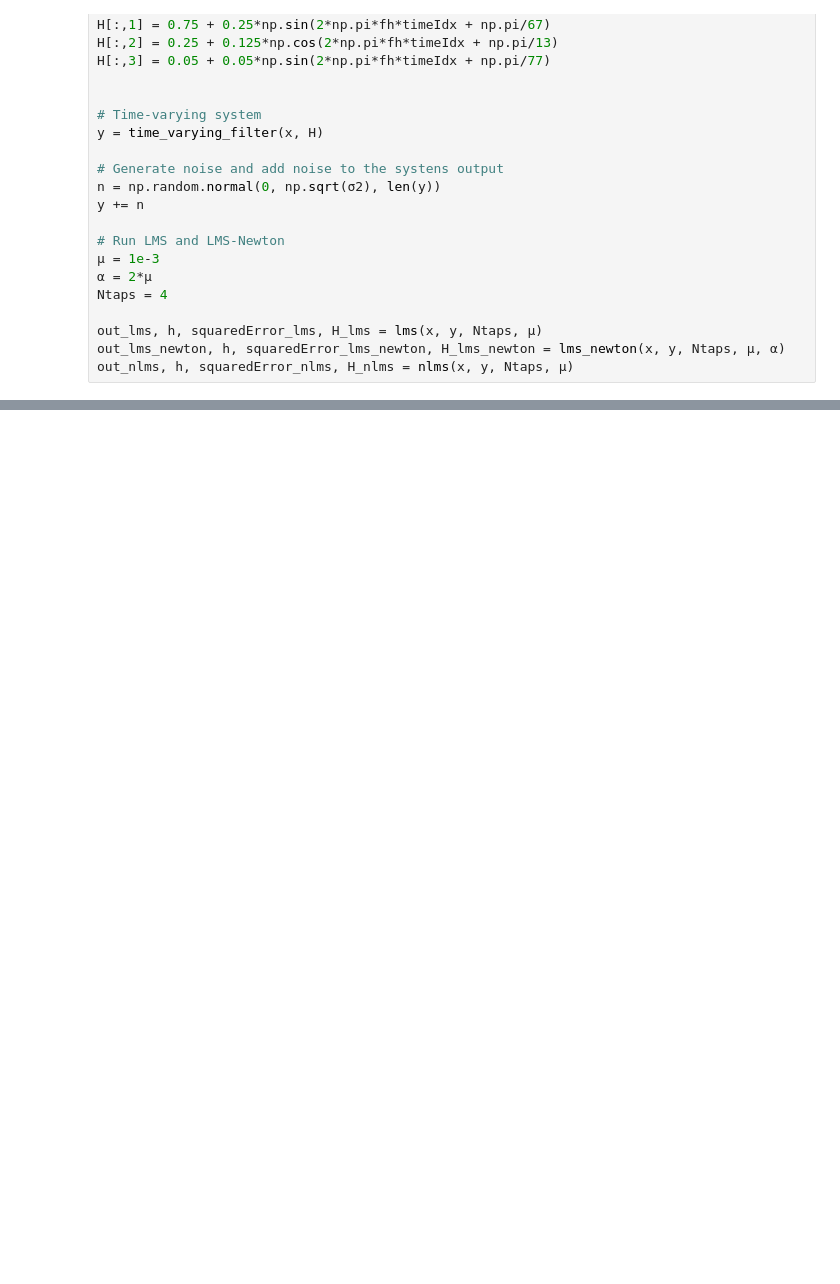
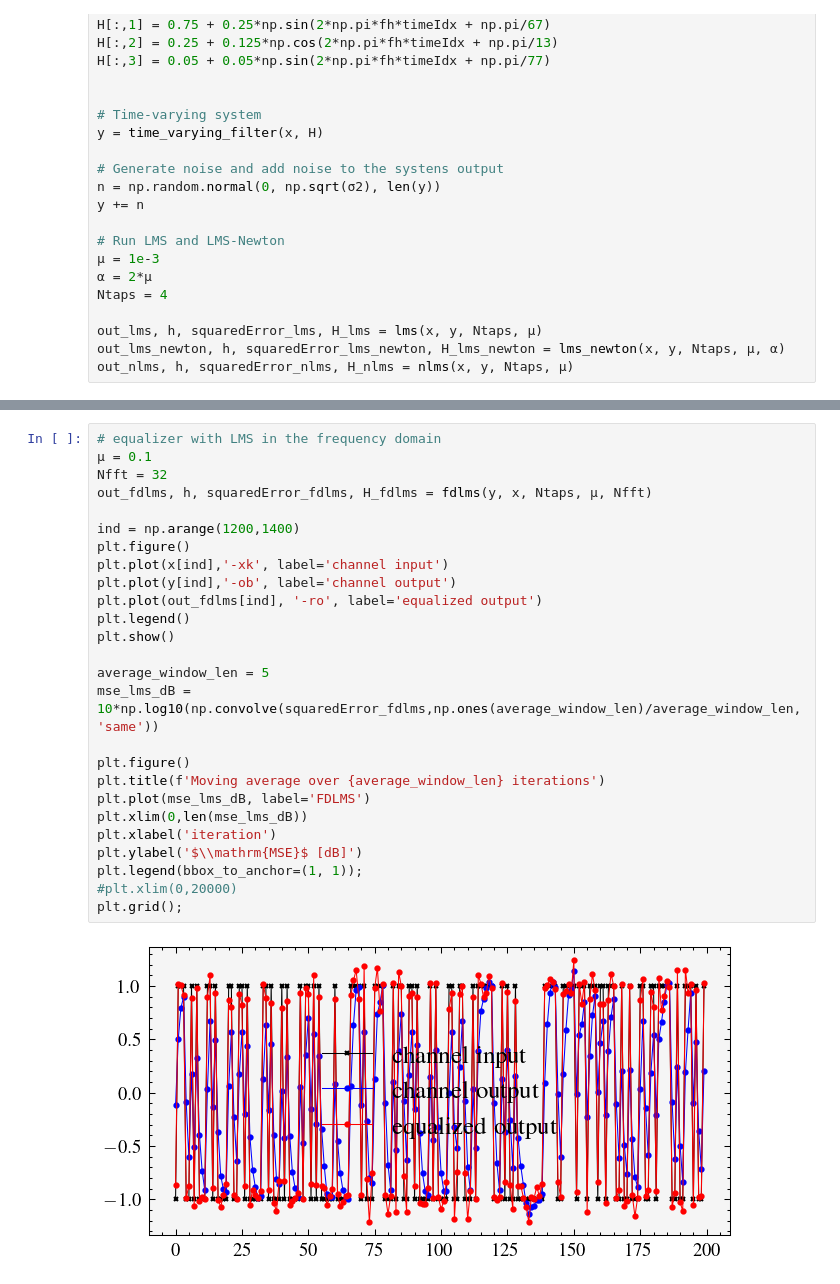
Before and after one commit to edsonportosilva/AdaptiveSignalProcessing, a Jupyter notebook: notebooks/5. Variants of the LMS algorithm.ipynb, the cells around one changed output, grey strips where cells are left out. Saved outputs shown, nothing was run; the diff lists cells and outputs as text; blank space fills up the shorter version.

```diff
--- a/notebooks/5. Variants of the LMS algorithm.ipynb
+++ b/notebooks/5. Variants of the LMS algorithm.ipynb
@@ -624,0 +710,28 @@ plt.grid();
+# %%
+# equalizer with LMS in the frequency domain
+μ = 0.1
+Nfft = 32
+out_fdlms, h, squaredError_fdlms, H_fdlms = fdlms(y, x, Ntaps, μ, Nfft)
+
+ind = np.arange(1200,1400)
+plt.figure()
+plt.plot(x[ind],'-xk', label='channel input')
+plt.plot(y[ind],'-ob', label='channel output')
+plt.plot(out_fdlms[ind], '-ro', label='equalized output')
+plt.legend()
+plt.show()
+
+average_window_len = 5
+mse_lms_dB = 10*np.log10(np.convolve(squaredError_fdlms,np.ones(average_window_len)/average_window_len, 'same'))
+
+plt.figure()
+plt.title(f'Moving average over {average_window_len} iterations')
+plt.plot(mse_lms_dB, label='FDLMS')
+plt.xlim(0,len(mse_lms_dB))
+plt.xlabel('iteration')
+plt.ylabel('$\\mathrm{MSE}$ [dB]')
+plt.legend(bbox_to_anchor=(1, 1));
+#plt.xlim(0,20000)
+plt.grid();
+# %% [output]
+[figure, added]
```
Also changed, not shown: parts of 19 cells of this notebook.
